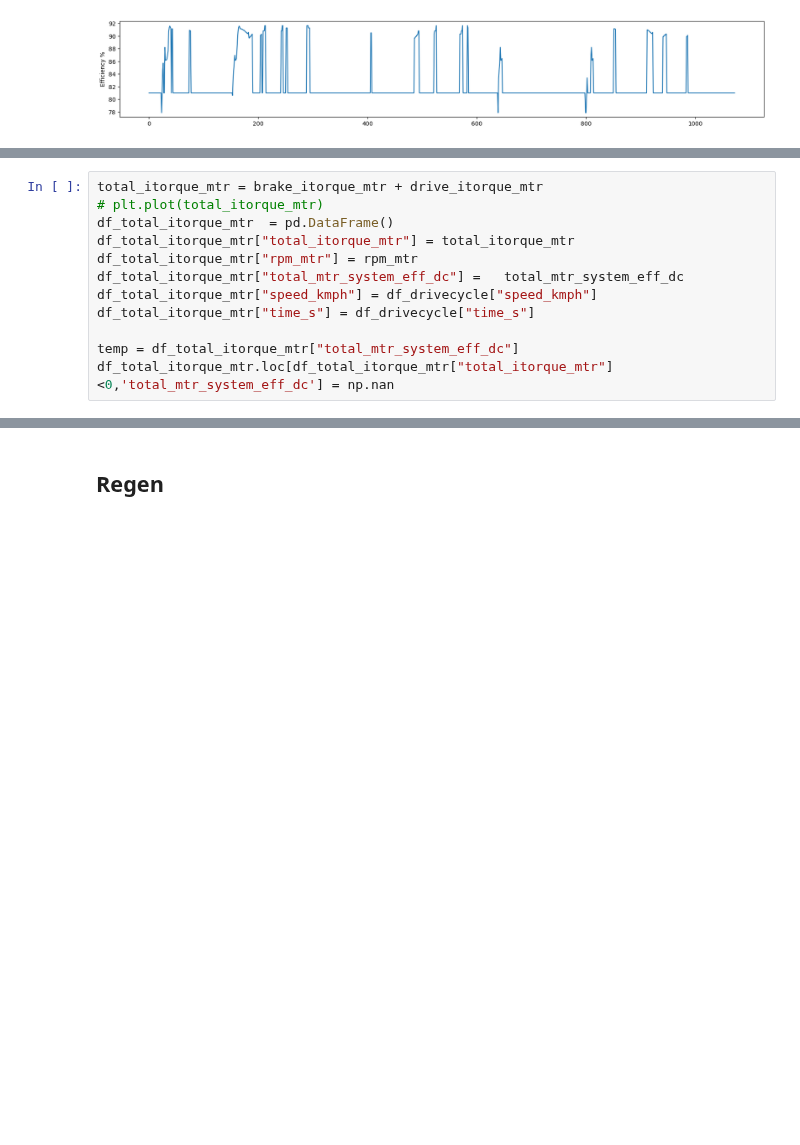
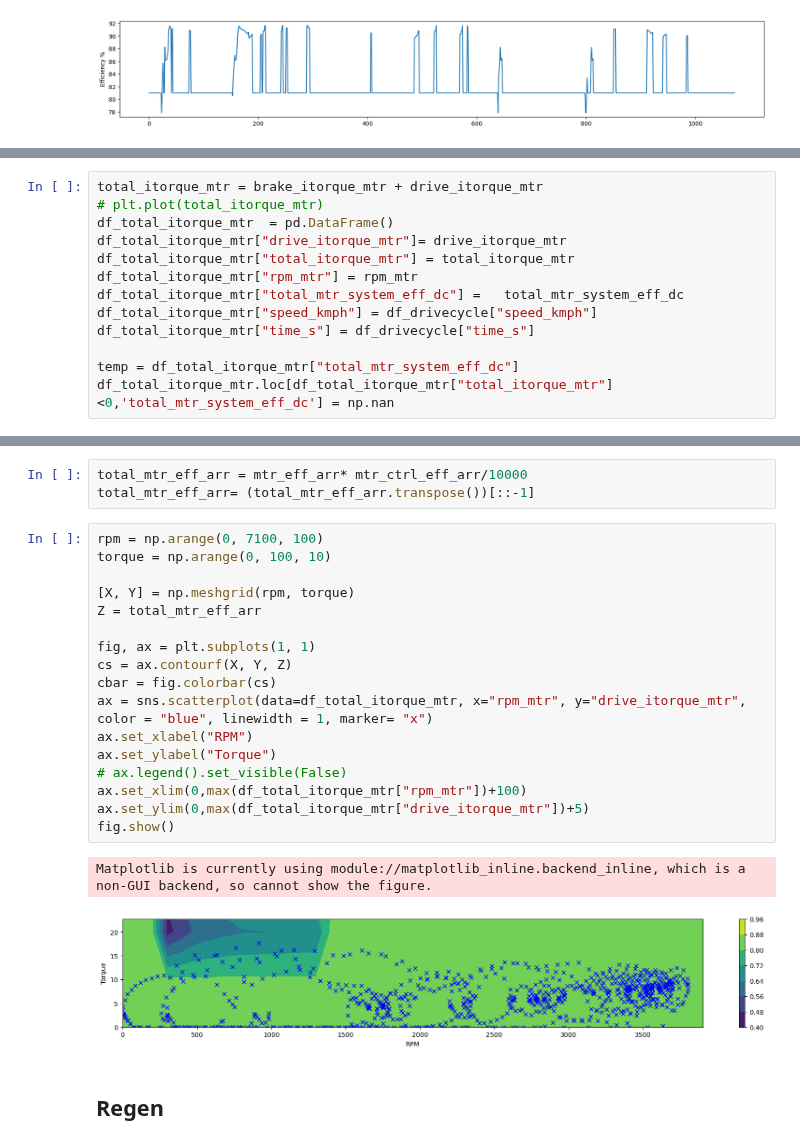
Before and after one commit to surya-uv/drive_cycle_gen, a Jupyter notebook: full_vehicle_model.ipynb, the cells around one changed output, grey strips where cells are left out. Saved outputs shown, nothing was run; the diff lists cells and outputs as text; blank space fills up the shorter version.

Commit message:
torque rpm efficiency plot updated

```diff
--- a/full_vehicle_model.ipynb
+++ b/full_vehicle_model.ipynb
@@ -176,6 +184,7 @@ fig2.show()
 total_itorque_mtr = brake_itorque_mtr + drive_itorque_mtr
 # plt.plot(total_itorque_mtr)
 df_total_itorque_mtr  = pd.DataFrame()
+df_total_itorque_mtr["drive_itorque_mtr"]= drive_itorque_mtr
 df_total_itorque_mtr["total_itorque_mtr"] = total_itorque_mtr
 df_total_itorque_mtr["rpm_mtr"] = rpm_mtr
 df_total_itorque_mtr["total_mtr_system_eff_dc"] =   total_mtr_system_eff_dc
@@ -190,5 +199,28 @@ fig3 = sns.scatterplot(data=df_total_itorque_mtr, x="time_s", y="speed_kmph", hu
 sns.move_legend(fig3, "upper left", bbox_to_anchor=(1, 1))
 # %% [output]
 [figure]
+# %%
+total_mtr_eff_arr = mtr_eff_arr* mtr_ctrl_eff_arr/10000
+total_mtr_eff_arr= (total_mtr_eff_arr.transpose())[::-1]
+# %%
+rpm = np.arange(0, 7100, 100)
+torque = np.arange(0, 100, 10)
+
+[X, Y] = np.meshgrid(rpm, torque)
+Z = total_mtr_eff_arr
+
+fig, ax = plt.subplots(1, 1)
+cs = ax.contourf(X, Y, Z)
+cbar = fig.colorbar(cs)
+ax = sns.scatterplot(data=df_total_itorque_mtr, x="rpm_mtr", y="drive_itorque_mtr", color = "blue", linewidth = 1, marker= "x")
+ax.set_xlabel("RPM")
+ax.set_ylabel("Torque")
+# ax.legend().set_visible(False)
+ax.set_xlim(0,max(df_total_itorque_mtr["rpm_mtr"])+100)
+ax.set_ylim(0,max(df_total_itorque_mtr["drive_itorque_mtr"])+5)
+fig.show()
+# %% [output]
+Matplotlib is currently using module://matplotlib_inline.backend_inline, which is a non-GUI backend, so cannot show the figure.
+[figure, added]
 # %% [markdown]
 ## Regen
```
Also changed, not shown: parts of 4 cells of this notebook.
